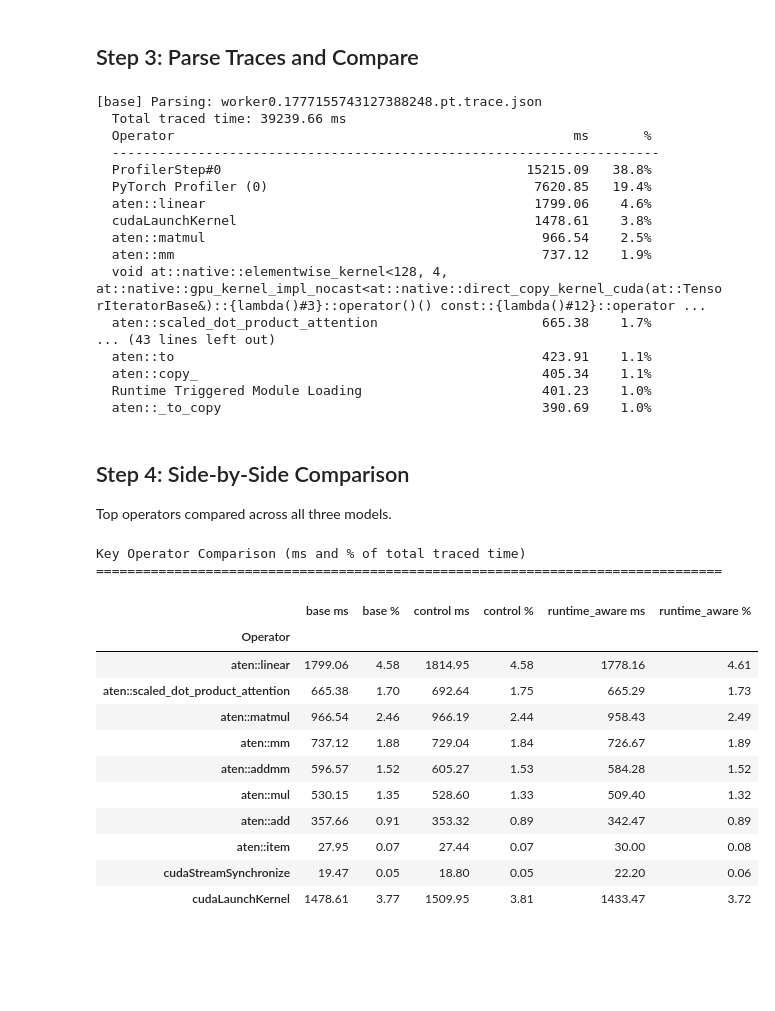
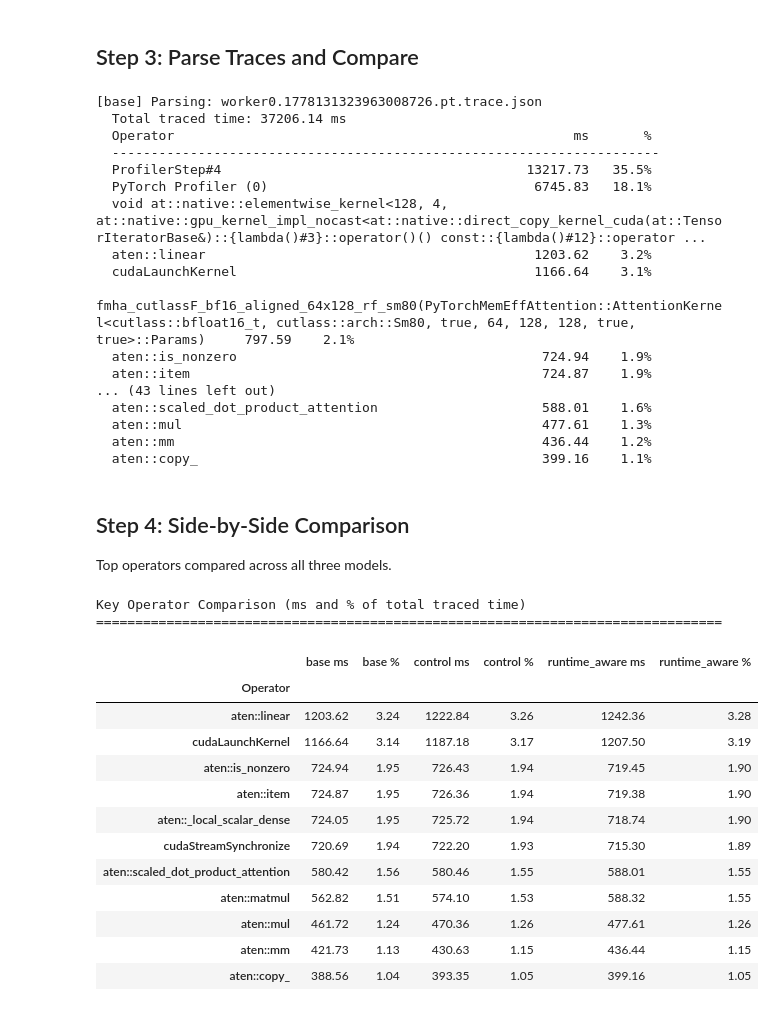
Before and after one commit to jasmineztruong8/efficient-codegen, a Jupyter notebook: notebooks/gpu_profiling_comparison.ipynb, the cells around one changed output. Drawn from its saved outputs; the diff is of its cells as text; code cells hidden in the pictures; blank space fills up the shorter version.

```diff
--- a/notebooks/gpu_profiling_comparison.ipynb
+++ b/notebooks/gpu_profiling_comparison.ipynb
@@ -13,16 +13,20 @@ PROJECT_ROOT = Path(os.environ.get('EFFICIENT_CODEGEN_ROOT', '/workspace/efficie
 os.chdir(PROJECT_ROOT)
 
 BASE_MODEL      = 'Qwen/Qwen2.5-Coder-1.5B-Instruct'
-CONTROL_ADAPTER = str(PROJECT_ROOT / 'checkpoints/control')
-RUNTIME_ADAPTER = str(PROJECT_ROOT / 'checkpoints/runtime_aware')
+CONTROL_ADAPTER = str(PROJECT_ROOT / 'checkpoints/control_full')
+RUNTIME_ADAPTER = str(PROJECT_ROOT / 'checkpoints/runtime_aware_full')
 
-CONTROL_MERGED  = str(PROJECT_ROOT / 'checkpoints/control_merged')
-RUNTIME_MERGED  = str(PROJECT_ROOT / 'checkpoints/runtime_aware_merged')
+CONTROL_MERGED  = str(PROJECT_ROOT / 'checkpoints/control_full_merged')
+RUNTIME_MERGED  = str(PROJECT_ROOT / 'checkpoints/runtime_aware_full_merged')
 
 PROFILE_INPUT   = 'data/curated/scale1k/dataset_clean.json'
 BATCH_SIZE      = 64
 MAX_NEW_TOKENS  = 128
 LIMIT           = 320
+
+OP_PROFILE_LIMIT      = 1   # 1 batch — enough for stable operator stats
+OP_MAX_NEW_TOKENS     = 64  # operator distribution converges quickly
+OP_PROFILE_BATCH_SIZE = 1   # batch=1 captures decode memory-bound behaviour
 
 WANDB_PROJECT   = 'hpml-efficient-codegen'
 WANDB_ENTITY    = 'efficient-codegen'
@@ -293,71 +312,69 @@ for label in MODELS:
         pct = ms / total * 100
         print(f"  {name:<50} {ms:>10.2f} {pct:>6.1f}%")
 # %% [output]
-[base] Parsing: worker0.1777155743127388248.pt.trace.json
-  Total traced time: 39239.66 ms
+[base] Parsing: worker0.1778131323963008726.pt.trace.json
+  Total traced time: 37206.14 ms
   Operator                                                   ms       %
   ----------------------------------------------------------------------
-  ProfilerStep#0                                       15215.09   38.8%
-  PyTorch Profiler (0)                                  7620.85   19.4%
-  aten::linear                                          1799.06    4.6%
-  cudaLaunchKernel                                      1478.61    3.8%
-  aten::matmul                                           966.54    2.5%
-  aten::mm                                               737.12    1.9%
+  ProfilerStep#4                                       13217.73   35.5%
+  PyTorch Profiler (0)                                  6745.83   18.1%
   void at::native::elementwise_kernel<128, 4, at::native::gpu_kernel_impl_nocast<at::native::direct_copy_kernel_cuda(at::TensorIteratorBase&)::{lambda()#3}::operator()() const::{lambda()#12}::operator ...
-  aten::scaled_dot_product_attention                     665.38    1.7%
+  aten::linear                                          1203.62    3.2%
+  cudaLaunchKernel                                      1166.64    3.1%
+  fmha_cutlassF_bf16_aligned_64x128_rf_sm80(PyTorchMemEffAttention::AttentionKernel<cutlass::bfloat16_t, cutlass::arch::Sm80, true, 64, 128, 128, true, true>::Params)     797.59    2.1%
+  aten::is_nonzero                                       724.94    1.9%
+  aten::item                                             724.87    1.9%
 ... (43 lines left out)
-  aten::to                                               423.91    1.1%
-  aten::copy_                                            405.34    1.1%
-  Runtime Triggered Module Loading                       401.23    1.0%
-  aten::_to_copy                                         390.69    1.0%
+  aten::scaled_dot_product_attention                     588.01    1.6%
+  aten::mul                                              477.61    1.3%
+  aten::mm                                               436.44    1.2%
+  aten::copy_                                            399.16    1.1%
 # %% [markdown]
 ## Step 4: Side-by-Side Comparison
 
 Top operators compared across all three models.
 # %%
-KEY_OPS = [
-    'aten::linear',
-    'aten::scaled_dot_product_attention',
-    'aten::matmul',
-    'aten::mm',
-    'aten::addmm',
-    'aten::mul',
-    'aten::add',
-    'aten::item',
-    'cudaStreamSynchronize',
-    'cudaLaunchKernel',
-]
+# Build KEY_OPS from the union of top-N ops across all models
+SKIP = {'ProfilerStep#0', 'ProfilerStep#4', 'PyTorch Profiler (0)', 'Runtime Triggered Module Loading'}
+seen = {}
+for label in MODELS:
+    for name, ms in REPORT[label]['top_ops']:
+        if name not in SKIP and not name.startswith('void ') and not name.startswith('fmha'):
+            seen[name] = seen.get(name, 0) + ms
+
+KEY_OPS = [op for op, _ in sorted(seen.items(), key=lambda x: -x[1])[:12]]
 
 rows = []
 for op in KEY_OPS:
     row = {'Operator': op}
     for label in MODELS:
         if label not in REPORT:
             row[f'{label} ms'] = None
             row[f'{label} %'] = None
             continue
         ms = REPORT[label]['op_time'].get(op, 0.0)
         pct = ms / REPORT[label]['total_ms'] * 100
         row[f'{label} ms'] = round(ms, 2)
         row[f'{label} %'] = round(pct, 2)
     rows.append(row)
 
 df = pd.DataFrame(rows).set_index('Operator')
 print('Key Operator Comparison (ms and % of total traced time)')
 print('=' * 80)
 df
 # %% [output]
 Key Operator Comparison (ms and % of total traced time)
 ================================================================================
 |  | base ms | base % | control ms | control % | runtime_aware ms | runtime_aware % |
 | Operator |  |  |  |  |  |  |
-| aten::linear | 1799.06 | 4.58 | 1814.95 | 4.58 | 1778.16 | 4.61 |
-| aten::scaled_dot_product_attention | 665.38 | 1.70 | 692.64 | 1.75 | 665.29 | 1.73 |
-| aten::matmul | 966.54 | 2.46 | 966.19 | 2.44 | 958.43 | 2.49 |
-| aten::mm | 737.12 | 1.88 | 729.04 | 1.84 | 726.67 | 1.89 |
-| aten::addmm | 596.57 | 1.52 | 605.27 | 1.53 | 584.28 | 1.52 |
-| aten::mul | 530.15 | 1.35 | 528.60 | 1.33 | 509.40 | 1.32 |
-| aten::add | 357.66 | 0.91 | 353.32 | 0.89 | 342.47 | 0.89 |
-| aten::item | 27.95 | 0.07 | 27.44 | 0.07 | 30.00 | 0.08 |
-| cudaStreamSynchronize | 19.47 | 0.05 | 18.80 | 0.05 | 22.20 | 0.06 |
-| cudaLaunchKernel | 1478.61 | 3.77 | 1509.95 | 3.81 | 1433.47 | 3.72 |
+| aten::linear | 1203.62 | 3.24 | 1222.84 | 3.26 | 1242.36 | 3.28 |
+| cudaLaunchKernel | 1166.64 | 3.14 | 1187.18 | 3.17 | 1207.50 | 3.19 |
+| aten::is_nonzero | 724.94 | 1.95 | 726.43 | 1.94 | 719.45 | 1.90 |
+| aten::item | 724.87 | 1.95 | 726.36 | 1.94 | 719.38 | 1.90 |
+| aten::_local_scalar_dense | 724.05 | 1.95 | 725.72 | 1.94 | 718.74 | 1.90 |
+| cudaStreamSynchronize | 720.69 | 1.94 | 722.20 | 1.93 | 715.30 | 1.89 |
+| aten::scaled_dot_product_attention | 580.42 | 1.56 | 580.46 | 1.55 | 588.01 | 1.55 |
+| aten::matmul | 562.82 | 1.51 | 574.10 | 1.53 | 588.32 | 1.55 |
+| aten::mul | 461.72 | 1.24 | 470.36 | 1.26 | 477.61 | 1.26 |
+| aten::mm | 421.73 | 1.13 | 430.63 | 1.15 | 436.44 | 1.15 |
+| aten::copy_ | 388.56 | 1.04 | 393.35 | 1.05 | 399.16 | 1.05 |
```
Also changed, not shown: parts of 16 cells of this notebook, 3 other files.
